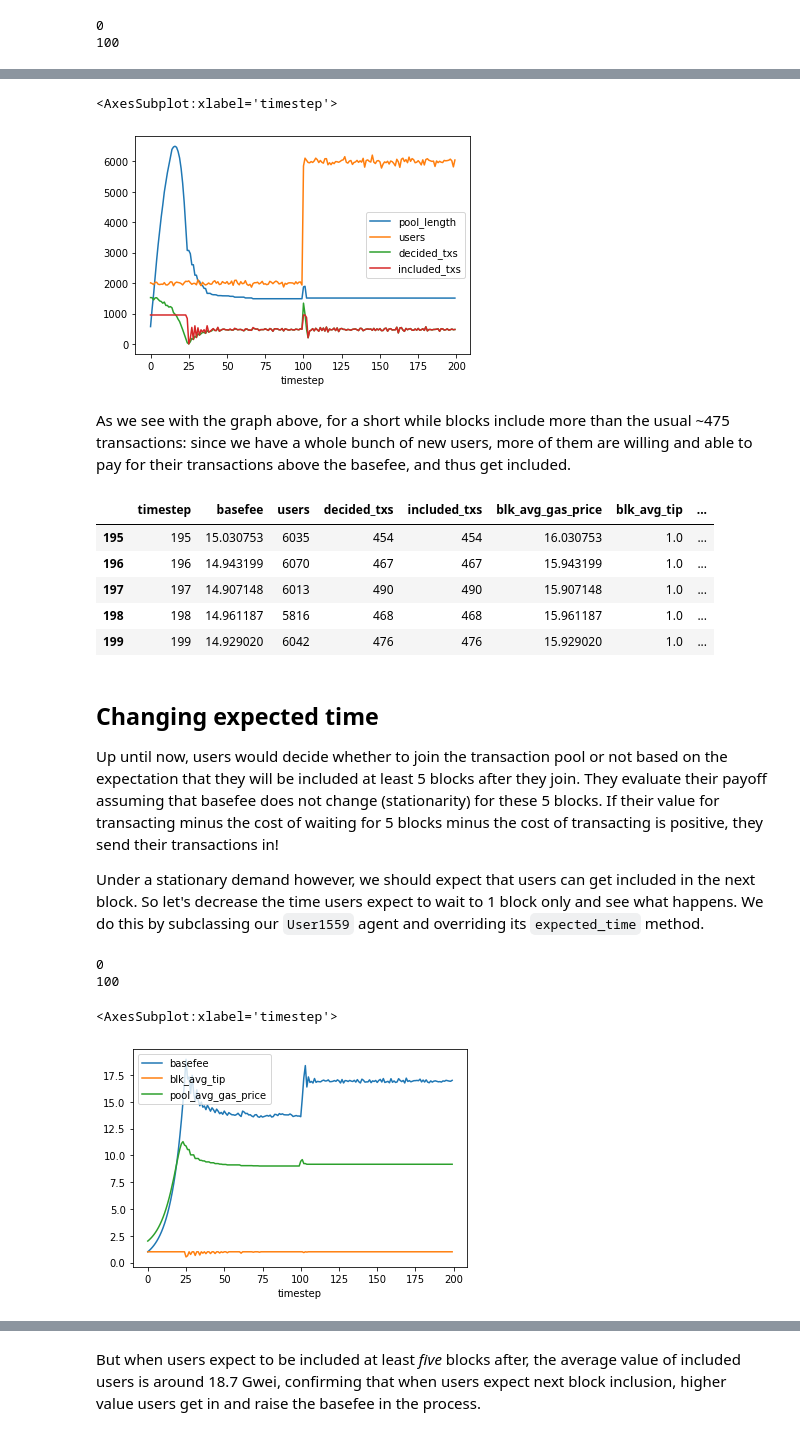
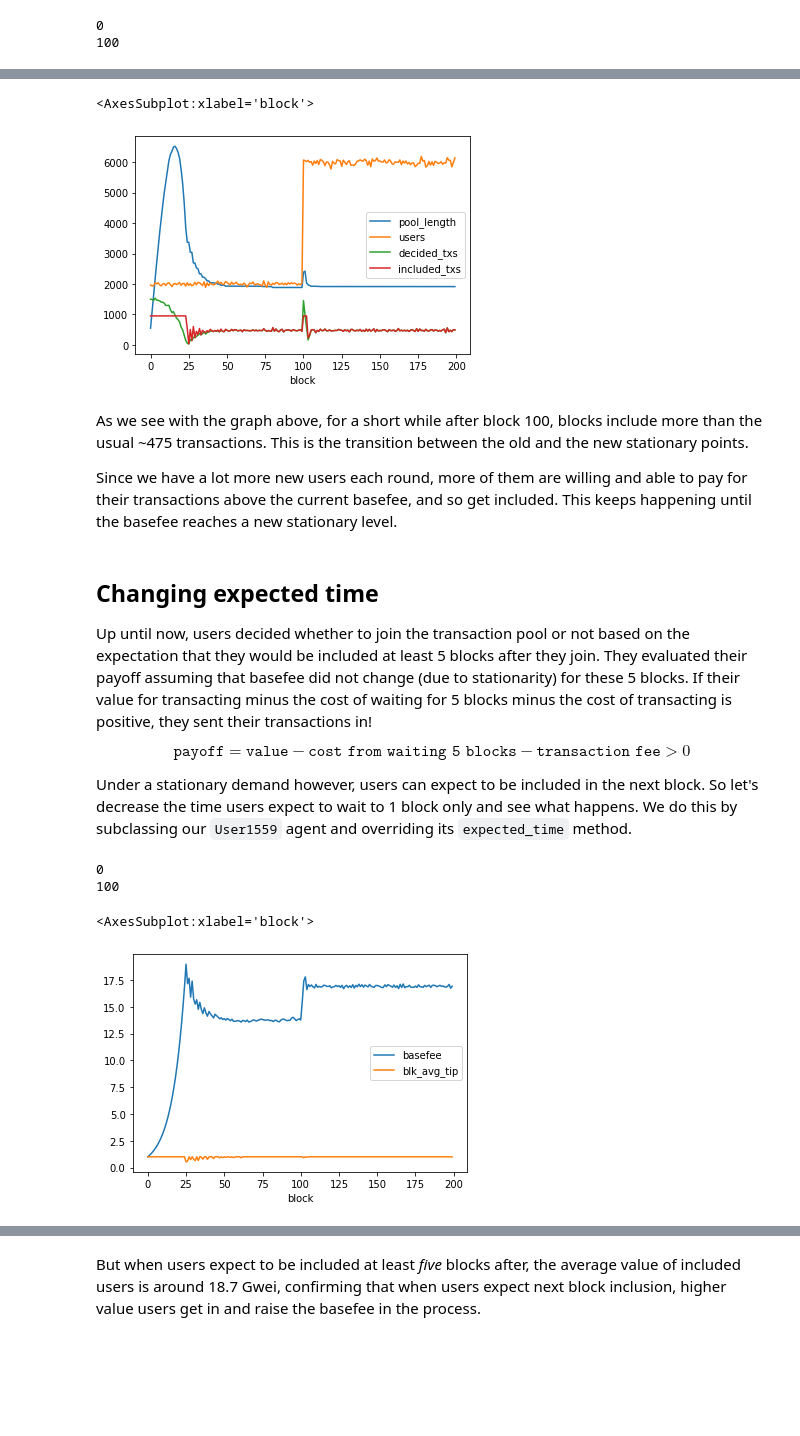
Before and after one commit to ethereum/abm1559, a Jupyter notebook: notebooks/stationary1559.ipynb, the cells around one changed output, grey strips where cells are left out. Saved outputs shown, nothing was run; the diff lists cells and outputs as text; code cells hidden in the pictures; blank space fills up the shorter version.

```diff
--- a/notebooks/stationary1559.ipynb
+++ b/notebooks/stationary1559.ipynb
@@ -200,37 +210,33 @@ Since our users' values and costs are always drawn from the same distribution, w
 # %%
-df_jump.plot("timestep", ["pool_length", "users", "decided_txs", "included_txs"])
+df_jump.plot("block", ["pool_length", "users", "decided_txs", "included_txs"])
 # %% [output]
-<AxesSubplot:xlabel='timestep'>
+<AxesSubplot:xlabel='block'>
-[figure, old version]
+[figure, new version]
 # %% [markdown]
-As we see with the graph above, for a short while blocks include more than the usual ~475 transactions: since we have a whole bunch of new users, more of them are willing and able to pay for their transactions above the basefee, and thus get included.
+As we see with the graph above, for a short while after block 100, blocks include more than the usual ~475 transactions. This is the transition between the old and the new stationary points.
+
+Since we have a lot more new users each round, more of them are willing and able to pay for their transactions above the current basefee, and so get included. This keeps happening until the basefee reaches a new stationary level.
-# %%
-df_jump.tail()
-# %% [output]
-|  | timestep | basefee | users | decided_txs | included_txs | blk_avg_gas_price | blk_avg_tip | ... |
-| 195 | 195 | 15.030753 | 6035 | 454 | 454 | 16.030753 | 1.0 | ... |
-| 196 | 196 | 14.943199 | 6070 | 467 | 467 | 15.943199 | 1.0 | ... |
-| 197 | 197 | 14.907148 | 6013 | 490 | 490 | 15.907148 | 1.0 | ... |
-| 198 | 198 | 14.961187 | 5816 | 468 | 468 | 15.961187 | 1.0 | ... |
-| 199 | 199 | 14.929020 | 6042 | 476 | 476 | 15.929020 | 1.0 | ... |
 # %% [markdown]
 ## Changing expected time
 
-Up until now, users would decide whether to join the transaction pool or not based on the expectation that they will be included at least 5 blocks after they join. They evaluate their payoff assuming that basefee does not change (stationarity) for these 5 blocks. If their value for transacting minus the cost of waiting for 5 blocks minus the cost of transacting is positive, they send their transactions in!
+Up until now, users decided whether to join the transaction pool or not based on the expectation that they would be included at least 5 blocks after they join. They evaluated their payoff assuming that basefee did not change (due to stationarity) for these 5 blocks. If their value for transacting minus the cost of waiting for 5 blocks minus the cost of transacting is positive, they sent their transactions in!
 
-Under a stationary demand however, we should expect that users can get included in the next block. So let's decrease the time users expect to wait to 1 block only and see what happens. We do this by subclassing our `User1559` agent and overriding its `expected_time` method.
+$$ \texttt{payoff} = \texttt{value} - \texttt{cost from waiting 5 blocks} - \texttt{transaction fee} > 0 $$
+
+Under a stationary demand however, users can expect to be included in the next block. So let's decrease the time users expect to wait to 1 block only and see what happens. We do this by subclassing our `User1559` agent and overriding its `expected_time` method.
 # %%
-class OptiUser(User1559):
+class OptimisticUser(User1559):
     def expected_time(self, params):
         return 1
 
-(df_opti, user_pool_opti, chain_opti) = simulate(demand_scenario, OptiUser)
+demand_scenario = [2000 for i in range(100)] + [6000 for i in range(100)]
+(df_opti, user_pool_opti, chain_opti) = simulate(demand_scenario, OptimisticUser)
 # %% [output]
 0
 100
 # %%
-df_opti.plot("timestep", ["basefee", "blk_avg_tip", "pool_avg_gas_price"])
+df_opti.plot("block", ["basefee", "blk_avg_tip"])
 # %% [output]
-<AxesSubplot:xlabel='timestep'>
+<AxesSubplot:xlabel='block'>
-[figure, old version]
+[figure, new version]
 # %% [markdown]
```
Also changed, not shown: parts of 36 cells of this notebook, 1 other file.
